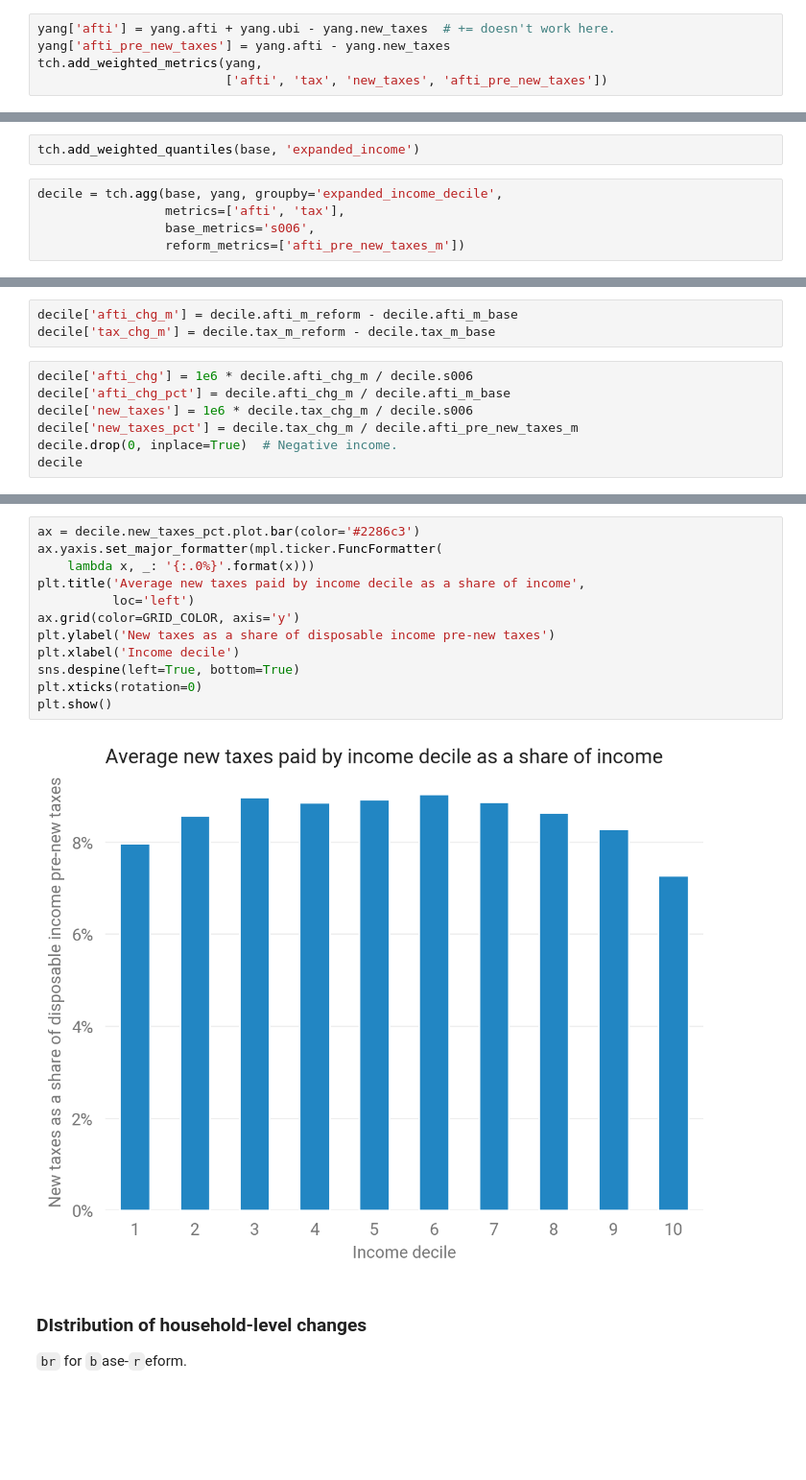
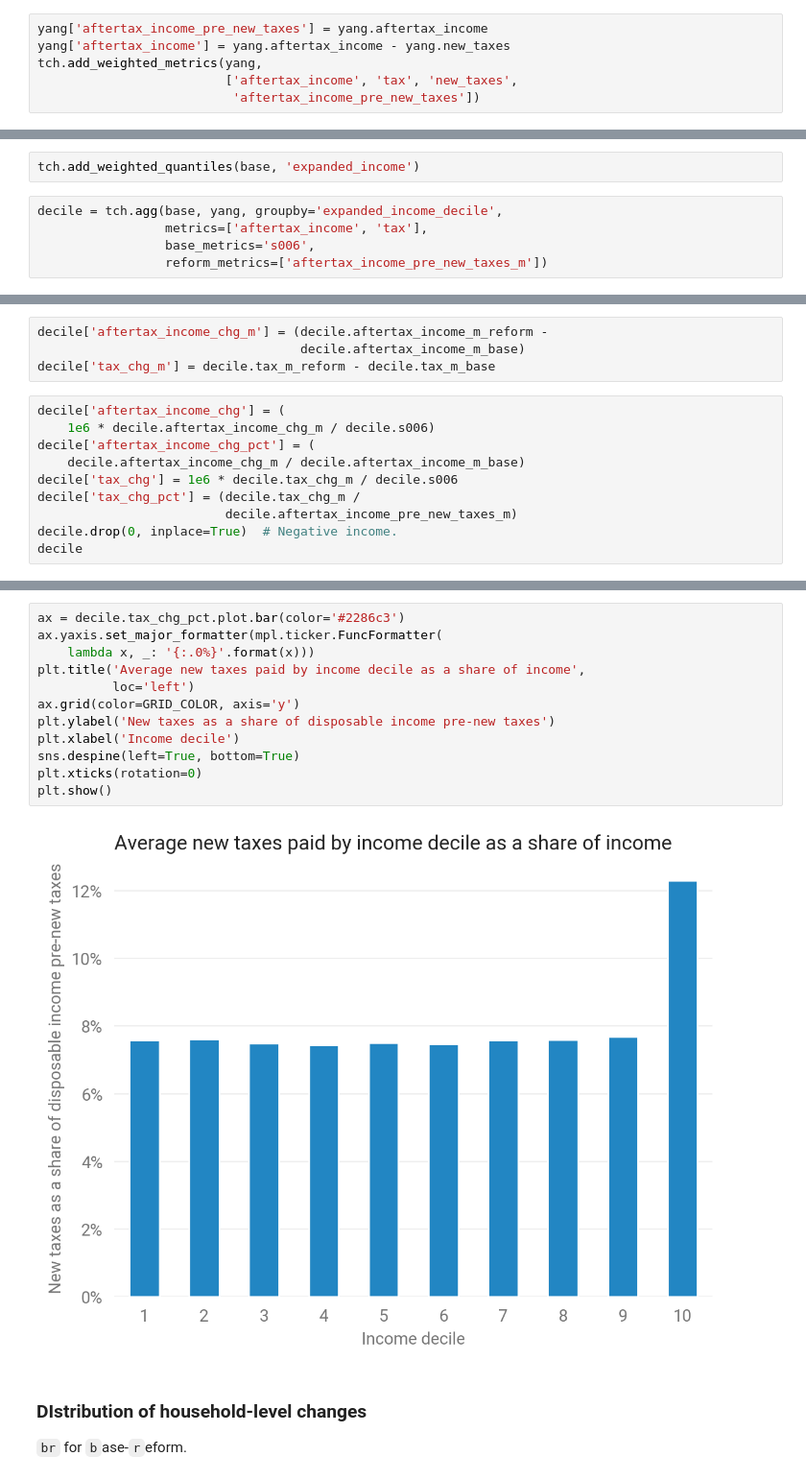
Before and after one commit to UBICenter/ubi-center, a Jupyter notebook: notebooks/yang/yang.ipynb, the cells around one changed output, grey strips where cells are left out. Shown at 96% size. Cells and saved outputs as stored; diff of their text form; blank space fills up the shorter version.

```diff
--- a/notebooks/yang/yang.ipynb
+++ b/notebooks/yang/yang.ipynb
@@ -193,10 +215,11 @@ NEW_TAX_COLS = ['vat', 'carbon_tax', 'ftt']
 yang['new_taxes'] = yang[NEW_TAX_COLS].sum(axis=1)
 yang['tax'] = yang.tax + yang.new_taxes
 # %%
-yang['afti'] = yang.afti + yang.ubi - yang.new_taxes  # += doesn't work here.
-yang['afti_pre_new_taxes'] = yang.afti - yang.new_taxes
+yang['aftertax_income_pre_new_taxes'] = yang.aftertax_income
+yang['aftertax_income'] = yang.aftertax_income - yang.new_taxes
 tch.add_weighted_metrics(yang,
-                         ['afti', 'tax', 'new_taxes', 'afti_pre_new_taxes'])
+                         ['aftertax_income', 'tax', 'new_taxes',
+                          'aftertax_income_pre_new_taxes'])
 # %% [markdown]
 ### Budgetary impact
 # %%
@@ -321,9 +336,9 @@ plt.show()
 tch.add_weighted_quantiles(base, 'expanded_income')
 # %%
 decile = tch.agg(base, yang, groupby='expanded_income_decile',
-                 metrics=['afti', 'tax'],
+                 metrics=['aftertax_income', 'tax'],
                  base_metrics='s006',
-                 reform_metrics=['afti_pre_new_taxes_m'])
+                 reform_metrics=['aftertax_income_pre_new_taxes_m'])
 # %%
 decile
 # %% [output]
@@ -343,11 +358,15 @@ decile
 # %%
-decile['afti_chg_m'] = decile.afti_m_reform - decile.afti_m_base
+decile['aftertax_income_chg_m'] = (decile.aftertax_income_m_reform -
+                                   decile.aftertax_income_m_base)
 decile['tax_chg_m'] = decile.tax_m_reform - decile.tax_m_base
 # %%
-decile['afti_chg'] = 1e6 * decile.afti_chg_m / decile.s006
-decile['afti_chg_pct'] = decile.afti_chg_m / decile.afti_m_base
-decile['new_taxes'] = 1e6 * decile.tax_chg_m / decile.s006
-decile['new_taxes_pct'] = decile.tax_chg_m / decile.afti_pre_new_taxes_m
+decile['aftertax_income_chg'] = (
+    1e6 * decile.aftertax_income_chg_m / decile.s006)
+decile['aftertax_income_chg_pct'] = (
+    decile.aftertax_income_chg_m / decile.aftertax_income_m_base)
+decile['tax_chg'] = 1e6 * decile.tax_chg_m / decile.s006
+decile['tax_chg_pct'] = (decile.tax_chg_m /
+                         decile.aftertax_income_pre_new_taxes_m)
 decile.drop(0, inplace=True)  # Negative income.
 decile
 # %% [output]
@@ -405,17 +424,17 @@ plt.show()
 # %%
-ax = decile.new_taxes_pct.plot.bar(color='#2286c3')
+ax = decile.tax_chg_pct.plot.bar(color='#2286c3')
 ax.yaxis.set_major_formatter(mpl.ticker.FuncFormatter(
     lambda x, _: '{:.0%}'.format(x)))
 plt.title('Average new taxes paid by income decile as a share of income',
           loc='left')
 ax.grid(color=GRID_COLOR, axis='y')
 plt.ylabel('New taxes as a share of disposable income pre-new taxes')
 plt.xlabel('Income decile')
 sns.despine(left=True, bottom=True)
 plt.xticks(rotation=0)
 plt.show()
 # %% [output]
-[figure, old version]
+[figure, new version]
 # %% [markdown]
 ### DIstribution of household-level changes
 
```
Also changed, not shown: parts of 51 cells of this notebook.
